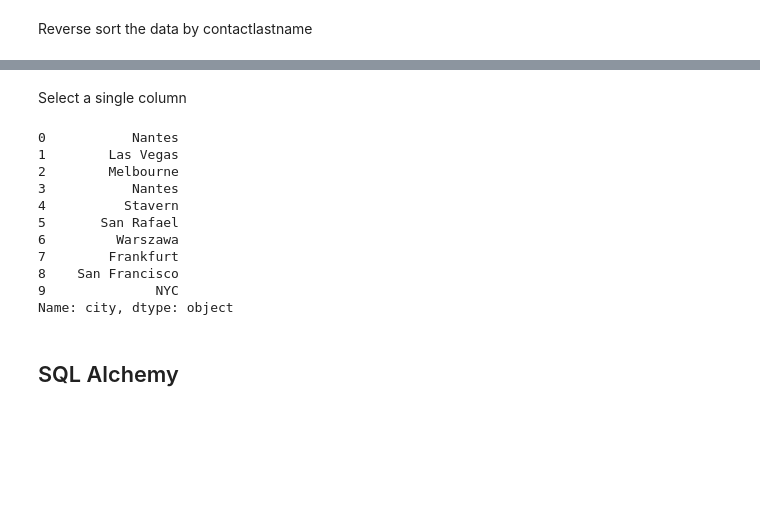
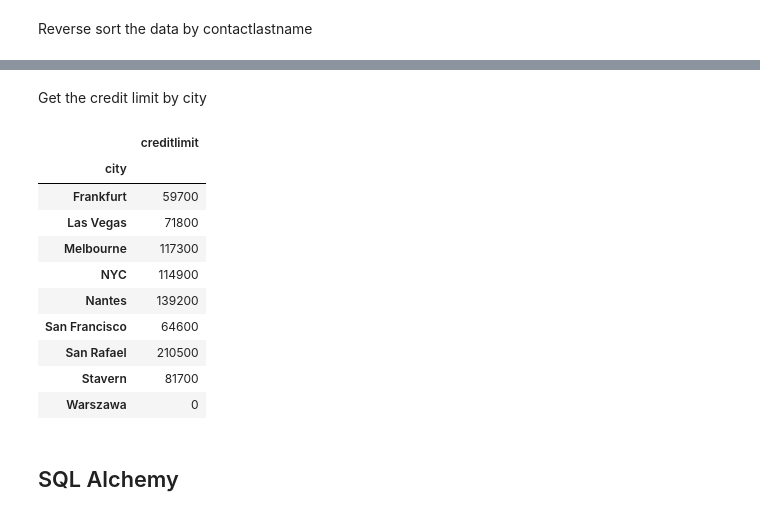
Before and after one commit to gavinln/stats_py_vm, a Jupyter notebook: notebooks/SQL database.ipynb, the cells around one changed output, grey strips where cells are left out. Saved outputs shown, nothing was run; the diff lists cells and outputs as text; code cells hidden in the pictures; blank space fills up the shorter version.

```diff
--- a/notebooks/SQL database.ipynb
+++ b/notebooks/SQL database.ipynb
@@ -133,22 +136,22 @@ df.sort(columns='contactlastname', ascending=False)
 | 7 | 8 | 128 | Blauer See Auto, Co. | Keitel | Roland | +49 69 66 90 2555 | Lyonerstr. 34 | ... |
 | 2 | 3 | 114 | Australian Collectors, Co. | Ferguson | Peter | 03 9520 4555 | 636 St Kilda Road | ... |
 | 4 | 5 | 121 | Baane Mini Imports | Bergulfsen | Jonas | 07-98 9555 | Erling Skakkes gate 78 | ... |
-# %% [markdown]
-Select a single column
-# %%
-df.city
-# %% [output]
-0           Nantes
-1        Las Vegas
-2        Melbourne
-3           Nantes
-4          Stavern
-5       San Rafael
-6         Warszawa
-7        Frankfurt
-8    San Francisco
-9              NYC
-Name: city, dtype: object
+# %% [markdown]
+Get the credit limit by city
+# %%
+df.loc[:, ('city', 'creditlimit')].groupby('city').sum()
+# %% [output]
+|  | creditlimit |
+| city |  |
+| Frankfurt | 59700 |
+| Las Vegas | 71800 |
+| Melbourne | 117300 |
+| NYC | 114900 |
+| Nantes | 139200 |
+| San Francisco | 64600 |
+| San Rafael | 210500 |
+| Stavern | 81700 |
+| Warszawa | 0 |
 # %% [markdown]
 ## SQL Alchemy
 # %% [markdown]
```
Also changed, not shown: parts of 1 cell of this notebook, 3 other files.
